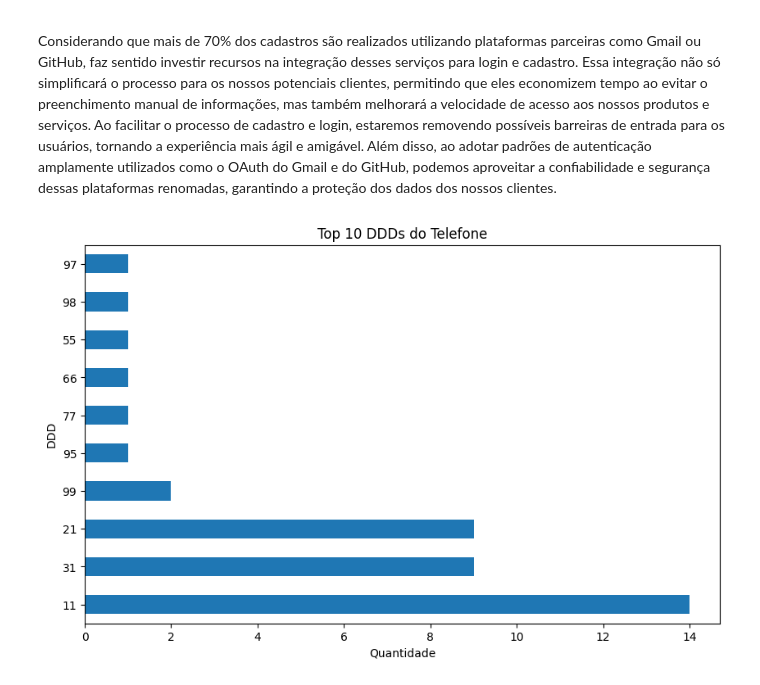
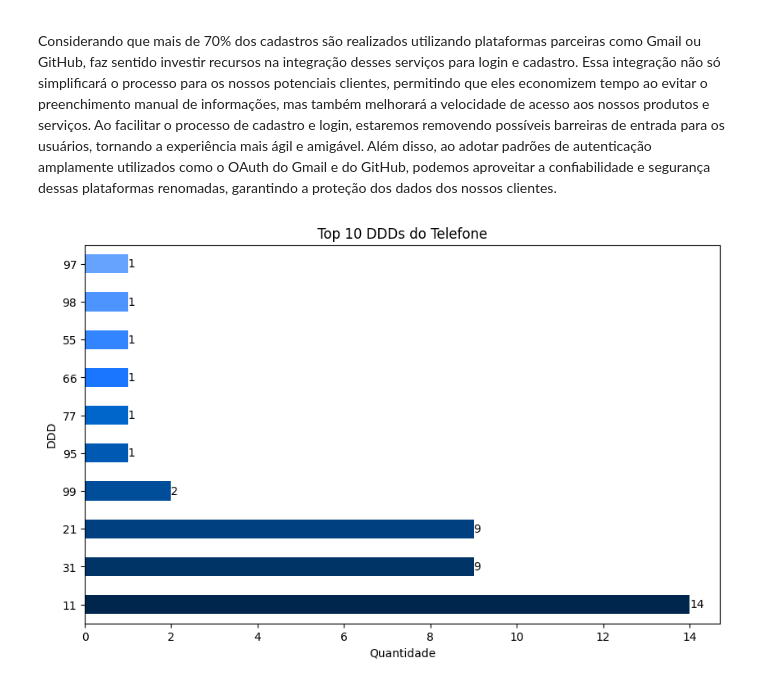
Before and after one commit to patinaomi/sprint-3-fiap, a Jupyter notebook: AI & Chatbot/Analise-Cadastro.ipynb, the cells around one changed output. Drawn from its saved outputs; the diff is of its cells as text; code cells hidden in the pictures.

```diff
--- a/AI & Chatbot/Analise-Cadastro.ipynb
+++ b/AI & Chatbot/Analise-Cadastro.ipynb
@@ -137,24 +154,35 @@ plt.show()
 
 Considerando que mais de 70% dos cadastros são realizados utilizando plataformas parceiras como Gmail ou GitHub, faz sentido investir recursos na integração desses serviços para login e cadastro. Essa integração não só simplificará o processo para os nossos potenciais clientes, permitindo que eles economizem tempo ao evitar o preenchimento manual de informações, mas também melhorará a velocidade de acesso aos nossos produtos e serviços. Ao facilitar o processo de cadastro e login, estaremos removendo possíveis barreiras de entrada para os usuários, tornando a experiência mais ágil e amigável. Além disso, ao adotar padrões de autenticação amplamente utilizados como o OAuth do Gmail e do GitHub, podemos aproveitar a confiabilidade e segurança dessas plataformas renomadas, garantindo a proteção dos dados dos nossos clientes.
 # %%
-# Extrair o DDD para saber qual a região que posso atingir
+##---------------------( Análise utilizando DDD  )---------------------##
+
+# Função para extrair o DDD do telefone
 def extrair_ddd(telefone):
     return telefone.split(')')[0].replace('(', '')
 
 # Extrair o DDD do telefone de cada linha
-tabela['DDD_Telefone'] = tabela.iloc[:, 3].apply(lambda x: extrair_ddd(x))
+tabela['DDD_Telefone'] = tabela.iloc[:, 3].apply(extrair_ddd)
 
+# Contagem dos DDDs de telefone
 analise_ddd_telefone = tabela['DDD_Telefone'].value_counts().head(10)
 
-# Plotar gráfico de barras horizontal para análise do DDD do telefone
+# Paleta de cores
+paleta_cores = ['#00264d', '#003366', '#004080', '#004d99', '#0059b3', '#0066cc', '#1a75ff', '#3385ff', '#4d94ff', '#66a3ff']
+
+# Gráfico
 plt.figure(figsize=(10, 6))
-analise_ddd_telefone.plot(kind='barh')
+analise_ddd_telefone.plot(kind='barh', color=paleta_cores)
 plt.title('Top 10 DDDs do Telefone')
 plt.xlabel('Quantidade')
 plt.ylabel('DDD')
+
+# Adicionar números em cada barra
+for i, valor in enumerate(analise_ddd_telefone):
+    plt.text(valor, i, str(valor), ha='left', va='center')
+
 plt.show()
 # %% [output]
-[figure, old version]
+[figure, new version]
 # %%
 
 dados = {
```
Also changed, not shown: parts of 7 cells of this notebook, 2 other files.
